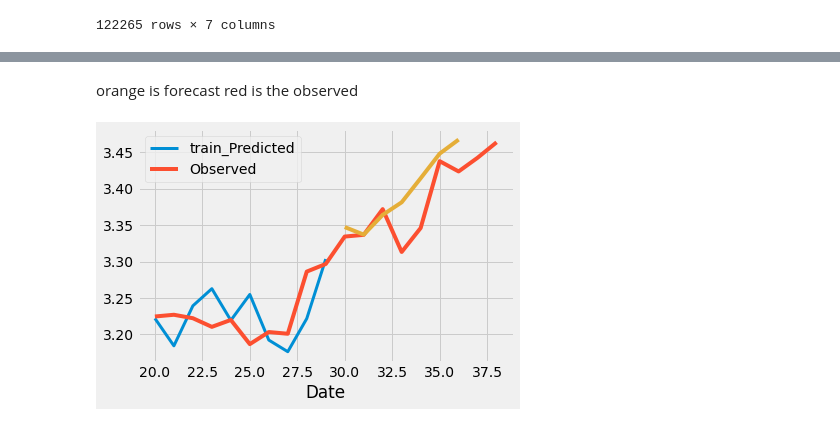
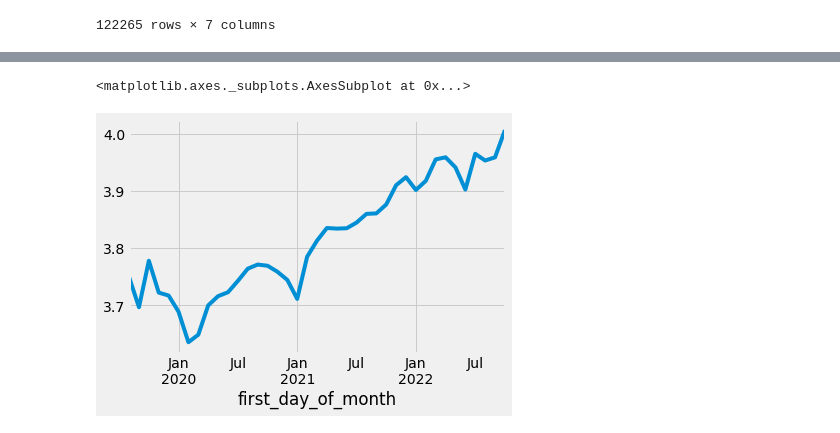
Before and after one commit to Enforcer03/GoDaddy-microbusiness-forcasting, a Jupyter notebook: code.ipynb, the cells around one changed output, grey strips where cells are left out. Cells and saved outputs as stored; diff of their text form; code cells hidden in the pictures.

```diff
--- a/code.ipynb
+++ b/code.ipynb
@@ -77,17 +67,5 @@ temp=df[df['cfips']==1001]['microbusiness_density'][:30]
-# %% [markdown]
-orange is forecast red is the observed
-# %%
-from statsmodels.tsa.arima.model import ARIMA
-model1=ARIMA(temp,order=(4,2,0))
-preds=model1.fit().predict()
-plt.plot(preds[20:],linewidth=3)
-df[df['cfips']==1001]['microbusiness_density'][20:].plot()
-plt.legend(['train_Predicted','Observed'])
-plt.xlabel('Date')
-
-
-forecast = model1.fit().forecast(steps=7)
-plt.plot(forecast)
-plt.show()
-# %% [output]
-[figure, removed]
+# %%
+df.groupby(['first_day_of_month']).mean()['microbusiness_density'].plot()
+# %% [output]
+<matplotlib.axes._subplots.AxesSubplot at 0x...>
+[figure, added]
```
Also changed, not shown: parts of 21 cells of this notebook.
